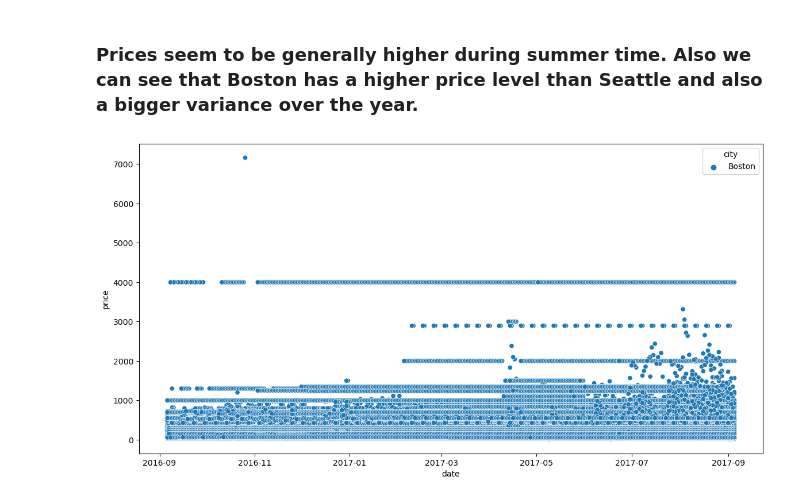
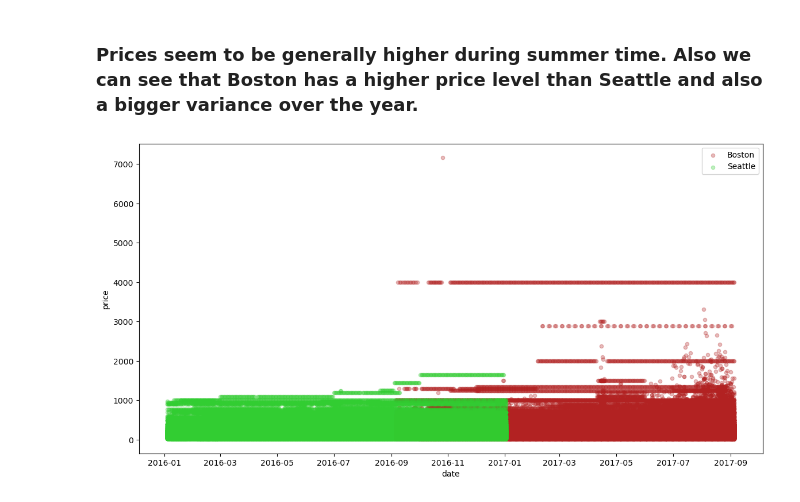
Before and after one commit to mdraws86/airbnb, a Jupyter notebook: Airbnb Analysis.ipynb, the cells around one changed output. Cells and saved outputs as stored; diff of their text form; code cells hidden in the pictures.

```diff
--- a/Airbnb Analysis.ipynb
+++ b/Airbnb Analysis.ipynb
@@ -588,8 +588,15 @@ ax.set_ylabel('Avg. Price in Dollar per Day');
 [figure]
 # %% [markdown]
 ### Prices seem to be generally higher during summer time. Also we can see that Boston has a higher price level than Seattle and also a bigger variance over the year.
-# %%
-plt.figure(figsize = (14, 7))
-sns.scatterplot(data = df_calendar[df_calendar.city == 'Boston'], x = 'date', y = 'price', hue = 'city');
-# %% [output]
-[figure, removed]
+# %%
+df_calendar.loc[df_calendar.city == 'Boston', 'color'] = 'Boston'
+df_calendar.loc[df_calendar.city == 'Seattle', 'color'] = 'Seattle'
+df_calendar_notnull = df_calendar.dropna()
+colors = {'Boston':'firebrick', 'Seattle':'limegreen'}
+fig, ax = plt.subplots(figsize=(14, 7))
+grouped = df_calendar_notnull.groupby('color')
+for key, group in grouped:
+    group.plot(ax=ax, kind='scatter', x='date', y='price', label=key, color=colors[key], alpha = 0.3)
+plt.show()
+# %% [output]
+[figure, added]
```
Also changed, not shown: parts of 3 cells of this notebook.
